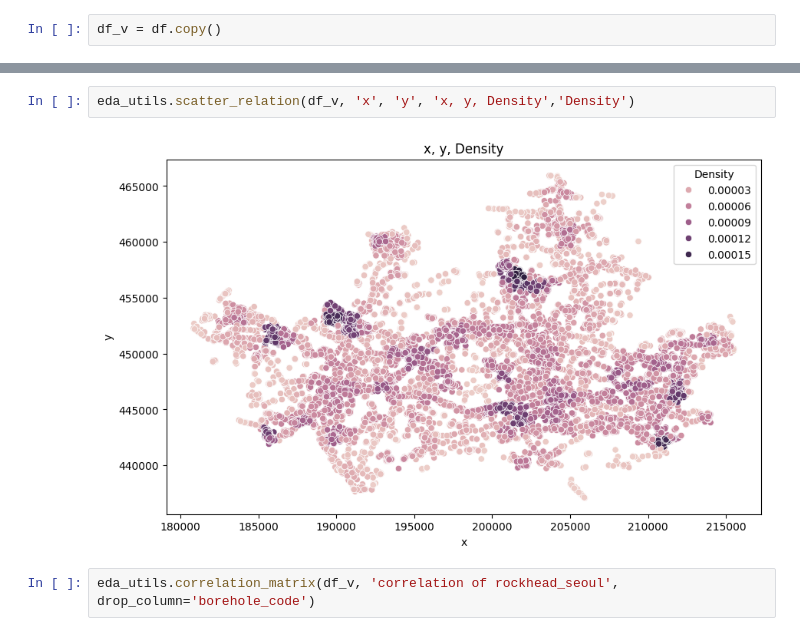
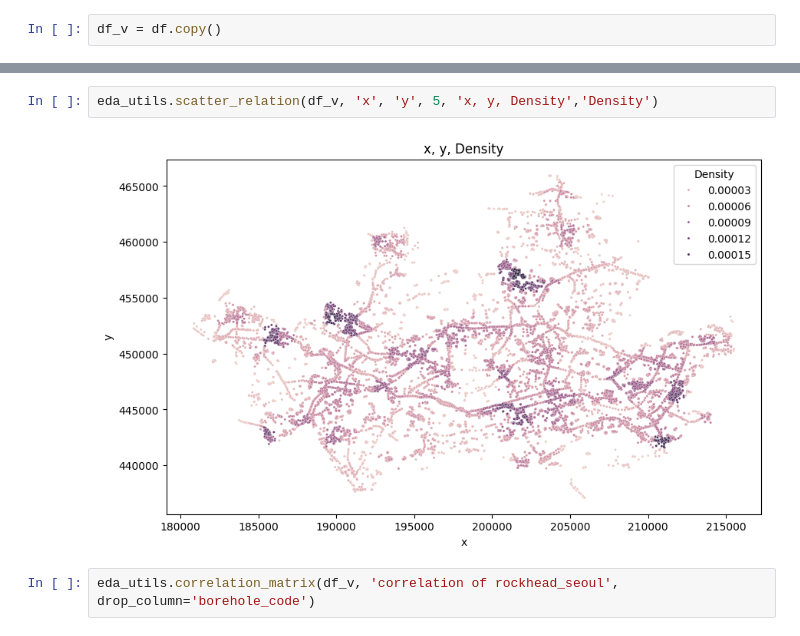
Before and after one commit to go0leum/rockhead_prediction, a Jupyter notebook: EDA.ipynb, the cells around one changed output, grey strips where cells are left out. Drawn from its saved outputs; the diff is of its cells as text.

```diff
--- a/EDA.ipynb
+++ b/EDA.ipynb
@@ -117,7 +117,7 @@ eda_utils.scatter_relation(df_v, 'x', 'y', 'x, y, Ground name','Ground name')
 # %%
-eda_utils.scatter_relation(df_v, 'x', 'y', 'x, y, Density','Density')
+eda_utils.scatter_relation(df_v, 'x', 'y', 5, 'x, y, Density','Density')
 # %% [output]
-[figure, old version]
+[figure, new version]
 # %%
 eda_utils.correlation_matrix(df_v, 'correlation of rockhead_seoul', drop_column='borehole_code')
 # %% [output]
```
Also changed, not shown: parts of 16 cells of this notebook.
